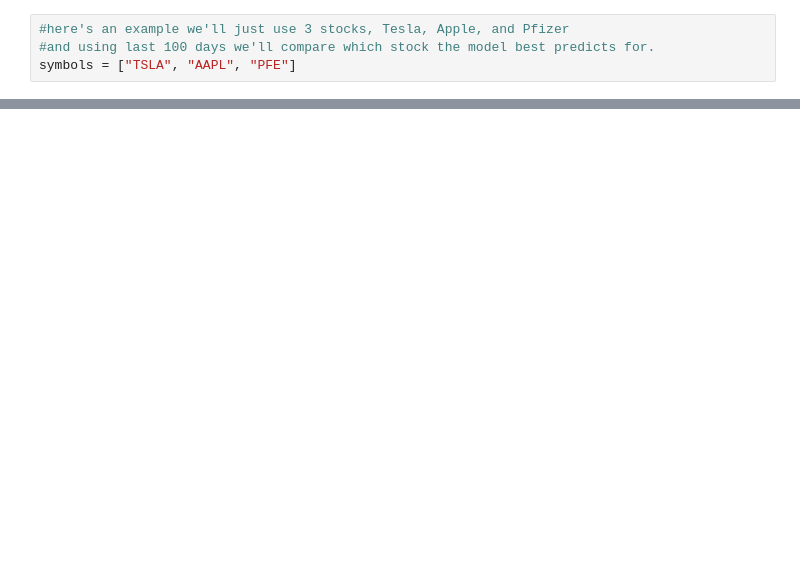
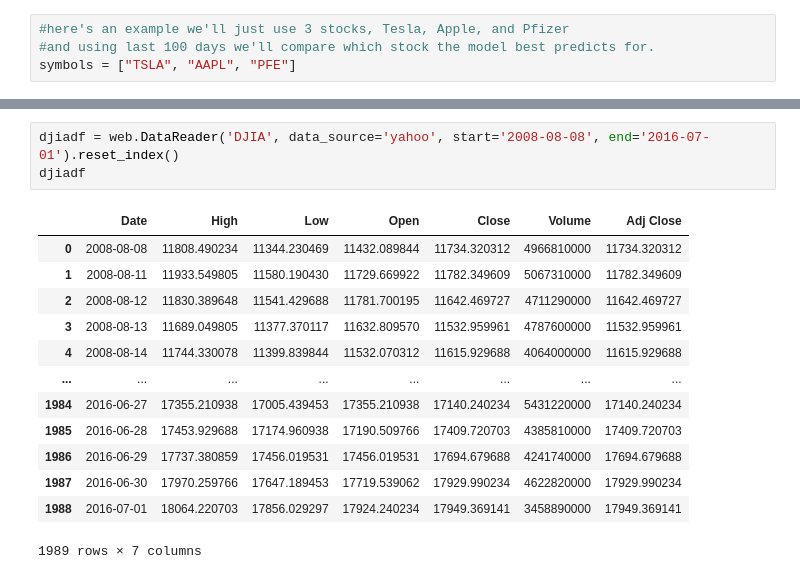
Before and after one commit to micahvandersteen/project-3-team-ifrit, a Jupyter notebook: Notebooks/SVM-SVR-RBF-Poly-Lin-LinReg.ipynb, the cells around one changed output, grey strips where cells are left out. Cells and saved outputs as stored; diff of their text form; blank space fills up the shorter version.

```diff
--- a/Notebooks/SVM-SVR-RBF-Poly-Lin-LinReg.ipynb
+++ b/Notebooks/SVM-SVR-RBF-Poly-Lin-LinReg.ipynb
@@ -174,0 +188,17 @@ Actual Close: 37.92
+# %%
+djiadf = web.DataReader('DJIA', data_source='yahoo', start='2008-08-08', end='2016-07-01').reset_index()
+djiadf
+# %% [output]
+|  | Date | High | Low | Open | Close | Volume | Adj Close |
+| 0 | 2008-08-08 | 11808.490234 | 11344.230469 | 11432.089844 | 11734.320312 | 4966810000 | 11734.320312 |
+| 1 | 2008-08-11 | 11933.549805 | 11580.190430 | 11729.669922 | 11782.349609 | 5067310000 | 11782.349609 |
+| 2 | 2008-08-12 | 11830.389648 | 11541.429688 | 11781.700195 | 11642.469727 | 4711290000 | 11642.469727 |
+| 3 | 2008-08-13 | 11689.049805 | 11377.370117 | 11632.809570 | 11532.959961 | 4787600000 | 11532.959961 |
+| 4 | 2008-08-14 | 11744.330078 | 11399.839844 | 11532.070312 | 11615.929688 | 4064000000 | 11615.929688 |
+| ... | ... | ... | ... | ... | ... | ... | ... |
+| 1984 | 2016-06-27 | 17355.210938 | 17005.439453 | 17355.210938 | 17140.240234 | 5431220000 | 17140.240234 |
+| 1985 | 2016-06-28 | 17453.929688 | 17174.960938 | 17190.509766 | 17409.720703 | 4385810000 | 17409.720703 |
+| 1986 | 2016-06-29 | 17737.380859 | 17456.019531 | 17456.019531 | 17694.679688 | 4241740000 | 17694.679688 |
+| 1987 | 2016-06-30 | 17970.259766 | 17647.189453 | 17719.539062 | 17929.990234 | 4622820000 | 17929.990234 |
+| 1988 | 2016-07-01 | 18064.220703 | 17856.029297 | 17924.240234 | 17949.369141 | 3458890000 | 17949.369141 |
+1989 rows × 7 columns
```
Also changed, not shown: parts of 19 cells of this notebook, 1 other file.
